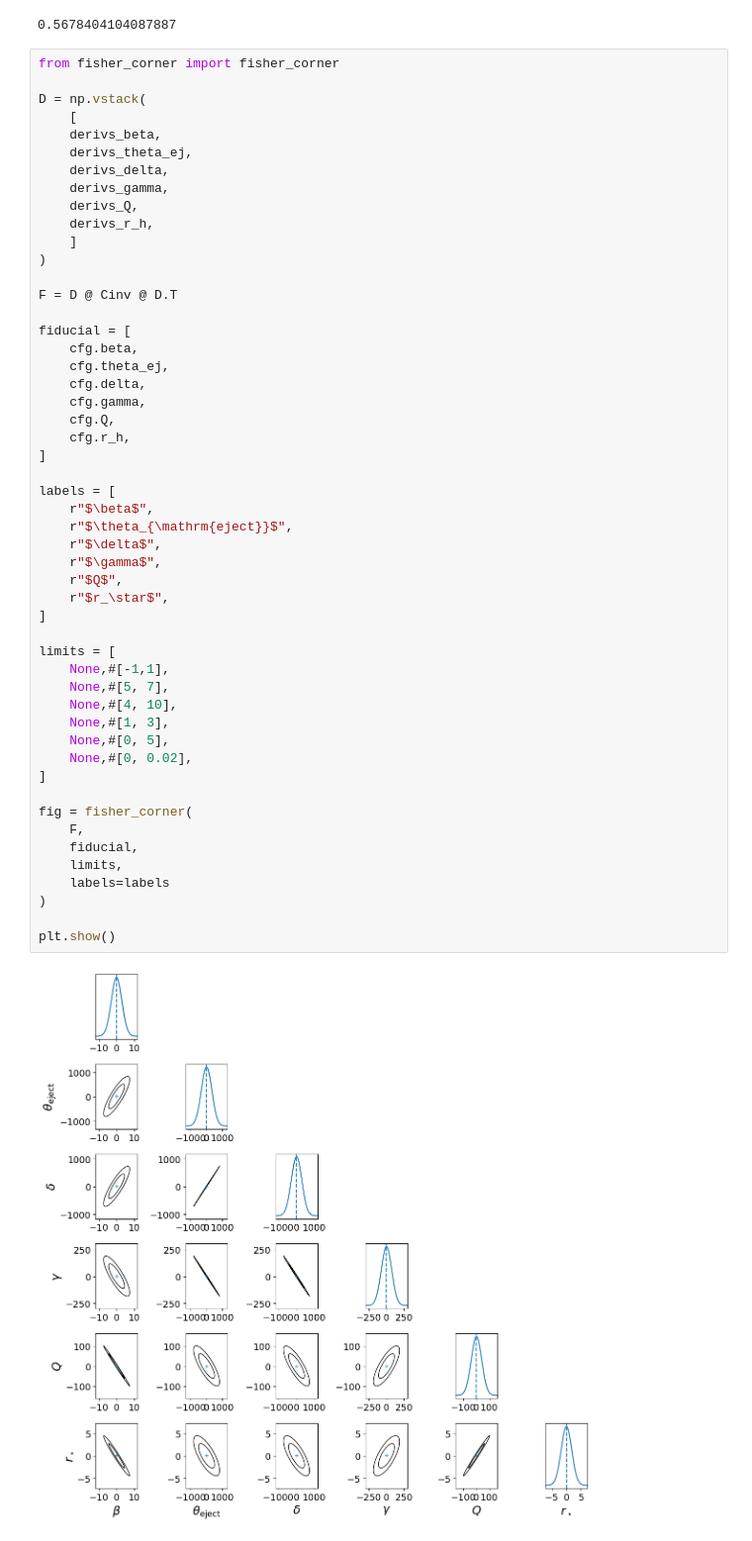
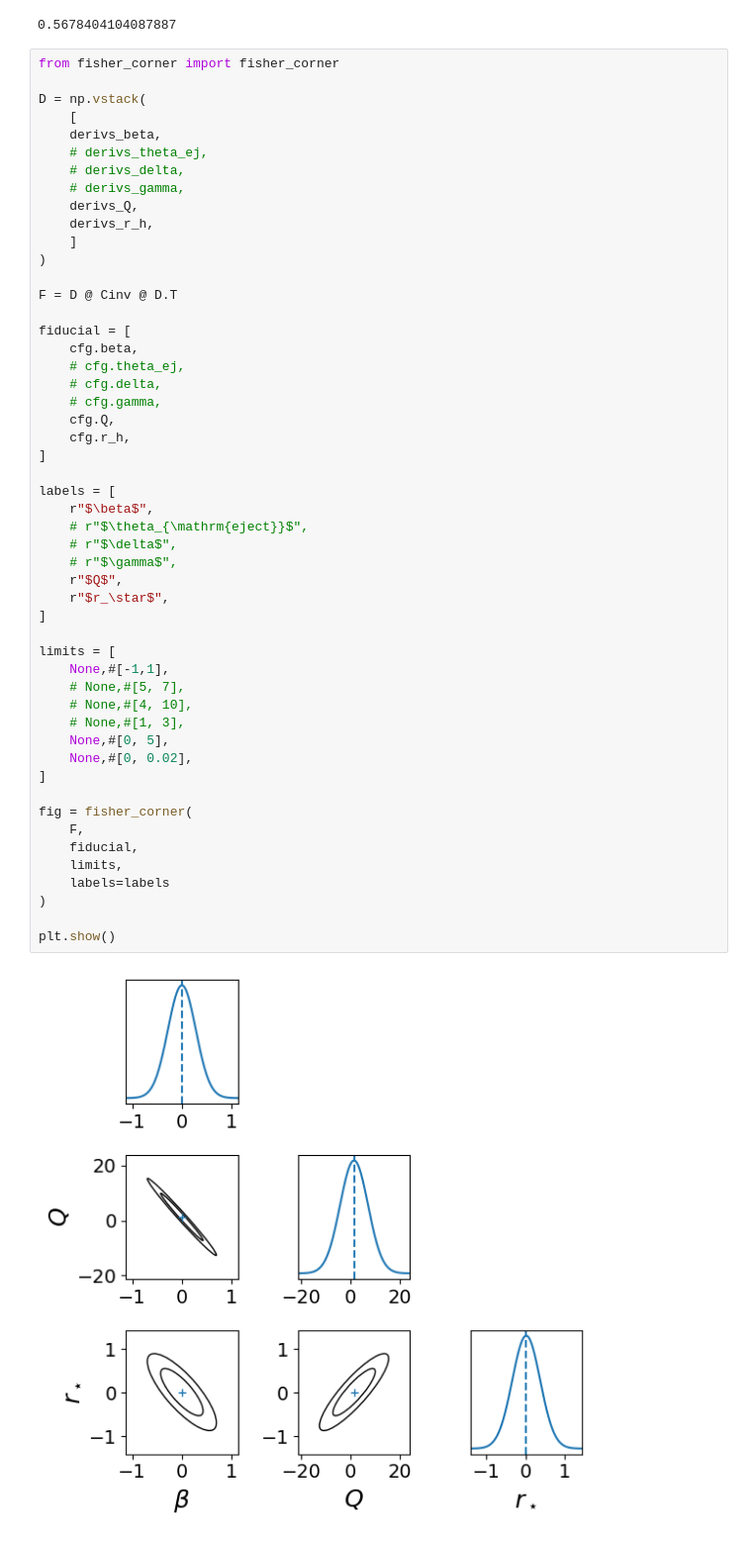
Before and after one commit to MilanTol/thesis, a Jupyter notebook: code/plotting_code/constraining_power/constraining_power2.ipynb, the cells around one changed output. Shown at 99% size. Saved outputs shown, nothing was run; the diff lists cells and outputs as text.

```diff
--- a/code/plotting_code/constraining_power/constraining_power2.ipynb
+++ b/code/plotting_code/constraining_power/constraining_power2.ipynb
@@ -94,9 +94,9 @@ from fisher_corner import fisher_corner
 D = np.vstack(
     [
     derivs_beta,
-    derivs_theta_ej,
-    derivs_delta,
-    derivs_gamma,
+    # derivs_theta_ej,
+    # derivs_delta,
+    # derivs_gamma,
     derivs_Q,
     derivs_r_h,
     ]
@@ -104,40 +104,40 @@ D = np.vstack(
 
 F = D @ Cinv @ D.T
 
 fiducial = [
     cfg.beta,
-    cfg.theta_ej,
-    cfg.delta,
-    cfg.gamma,
+    # cfg.theta_ej,
+    # cfg.delta,
+    # cfg.gamma,
     cfg.Q,
     cfg.r_h,
 ]
 
 labels = [
     r"$\beta$",
-    r"$\theta_{\mathrm{eject}}$",
-    r"$\delta$",
-    r"$\gamma$",
+    # r"$\theta_{\mathrm{eject}}$",
+    # r"$\delta$",
+    # r"$\gamma$",
     r"$Q$",
     r"$r_\star$",
 ]
 
 limits = [
     None,#[-1,1],
-    None,#[5, 7],
-    None,#[4, 10],
-    None,#[1, 3],
+    # None,#[5, 7],
+    # None,#[4, 10],
+    # None,#[1, 3],
     None,#[0, 5],
     None,#[0, 0.02],
 ]
 
 fig = fisher_corner(
     F,
     fiducial,
     limits,
     labels=labels
 )
 
 plt.show()
 # %% [output]
-[figure, old version]
+[figure, new version]
```
Also changed, not shown: 10 other files.
